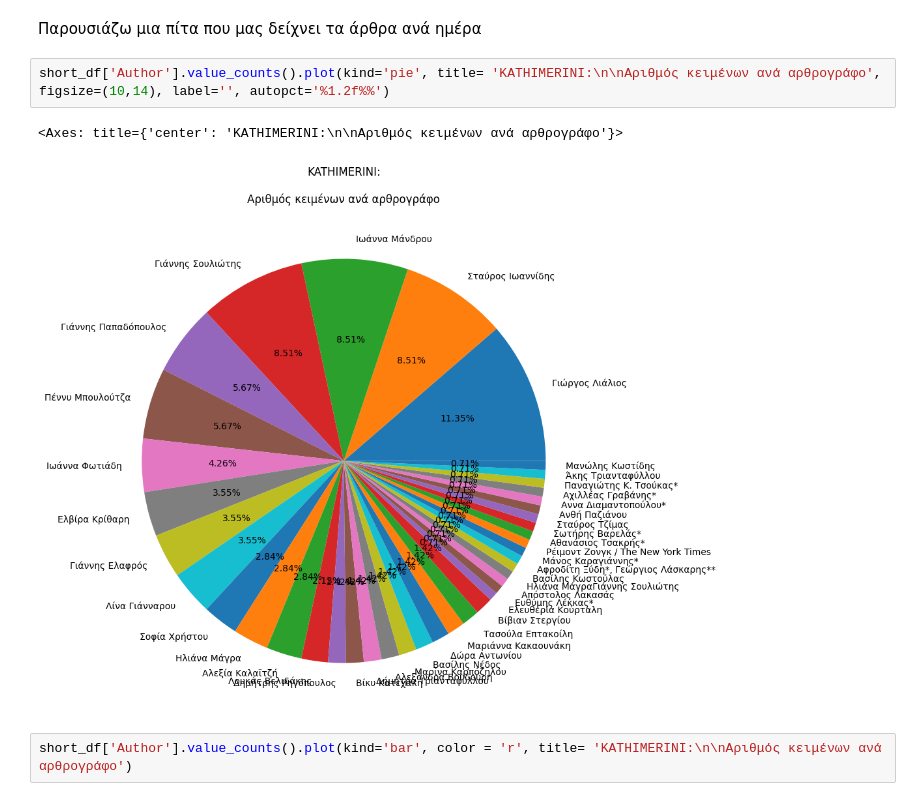
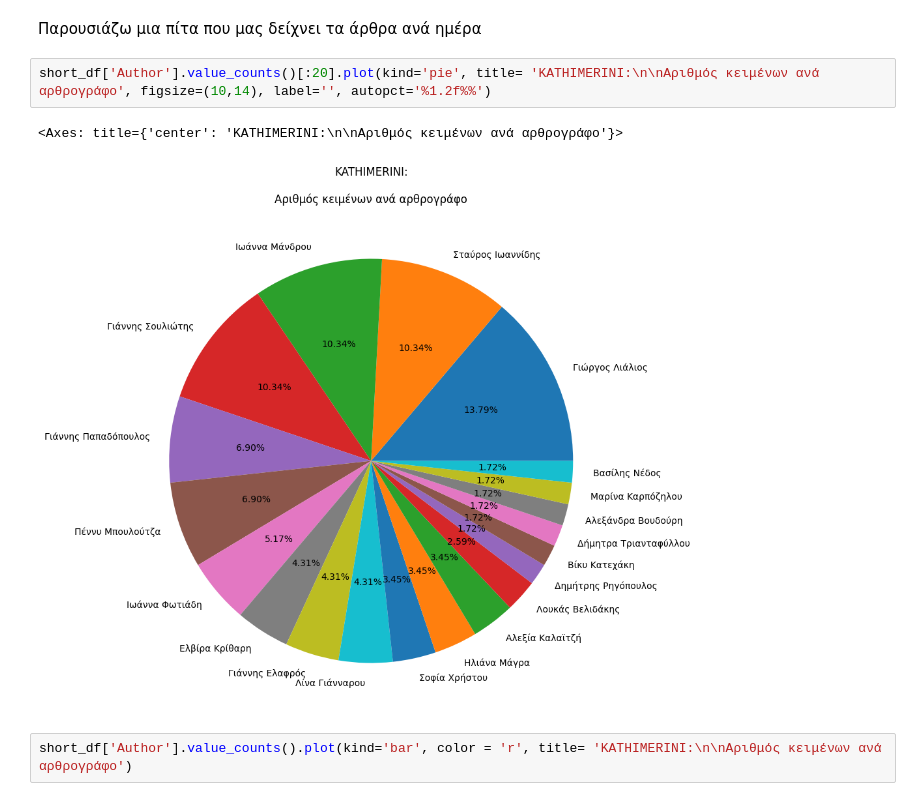
Before and after one commit to evintrella/Thesis, a Jupyter notebook: Analysis/kathimerini_analysis_final.ipynb, the cells around one changed output. Cells and saved outputs as stored; diff of their text form.

```diff
--- a/Analysis/kathimerini_analysis_final.ipynb
+++ b/Analysis/kathimerini_analysis_final.ipynb
@@ -78,10 +78,10 @@ short_df.loc[short_df['Author'].str.contains('Newsroom', na=False), 'Author'] =
 # %% [markdown]
 Παρουσιάζω μια πίτα που μας δείχνει τα άρθρα ανά ημέρα
 # %%
-short_df['Author'].value_counts().plot(kind='pie', title= 'KATHIMERINI:\n\nΑριθμός κειμένων ανά αρθρογράφο', figsize=(10,14), label='', autopct='%1.2f%%')
+short_df['Author'].value_counts()[:20].plot(kind='pie', title= 'KATHIMERINI:\n\nΑριθμός κειμένων ανά αρθρογράφο', figsize=(10,14), label='', autopct='%1.2f%%')
 # %% [output]
 <Axes: title={'center': 'KATHIMERINI:\n\nΑριθμός κειμένων ανά αρθρογράφο'}>
-[figure, old version]
+[figure, new version]
 # %%
 short_df['Author'].value_counts().plot(kind='bar', color = 'r', title= 'KATHIMERINI:\n\nΑριθμός κειμένων ανά αρθρογράφο')
 # %% [output]
```
